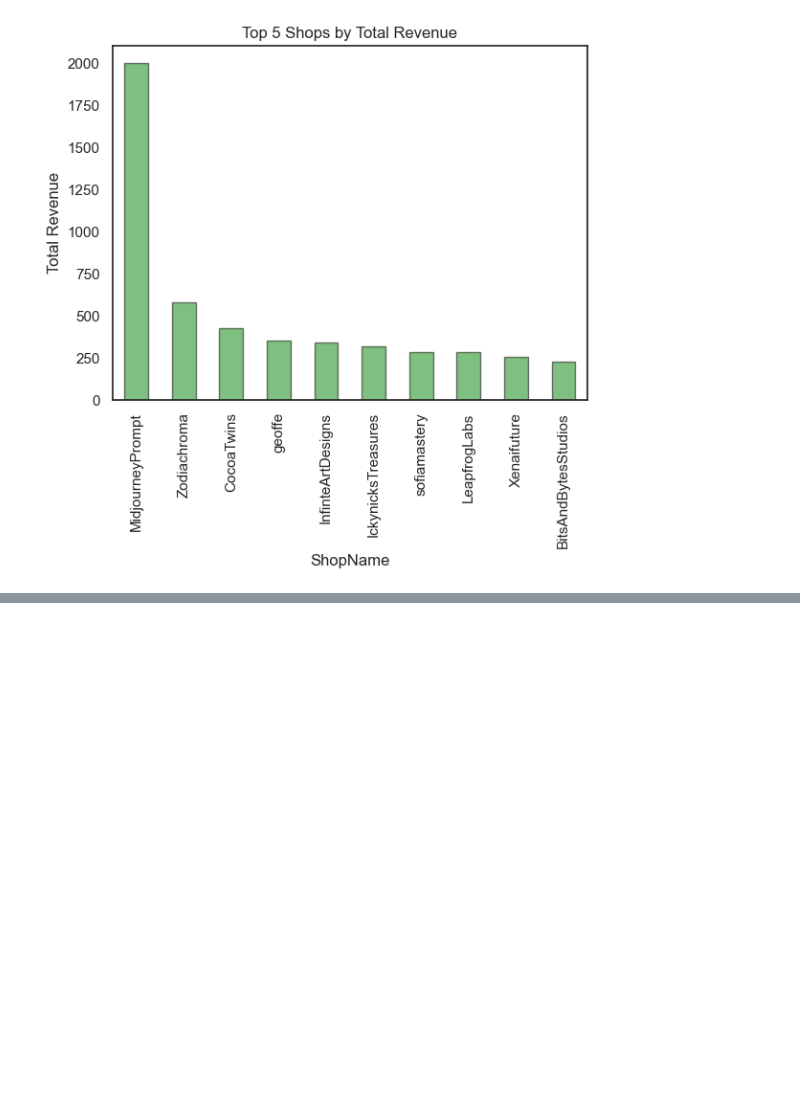
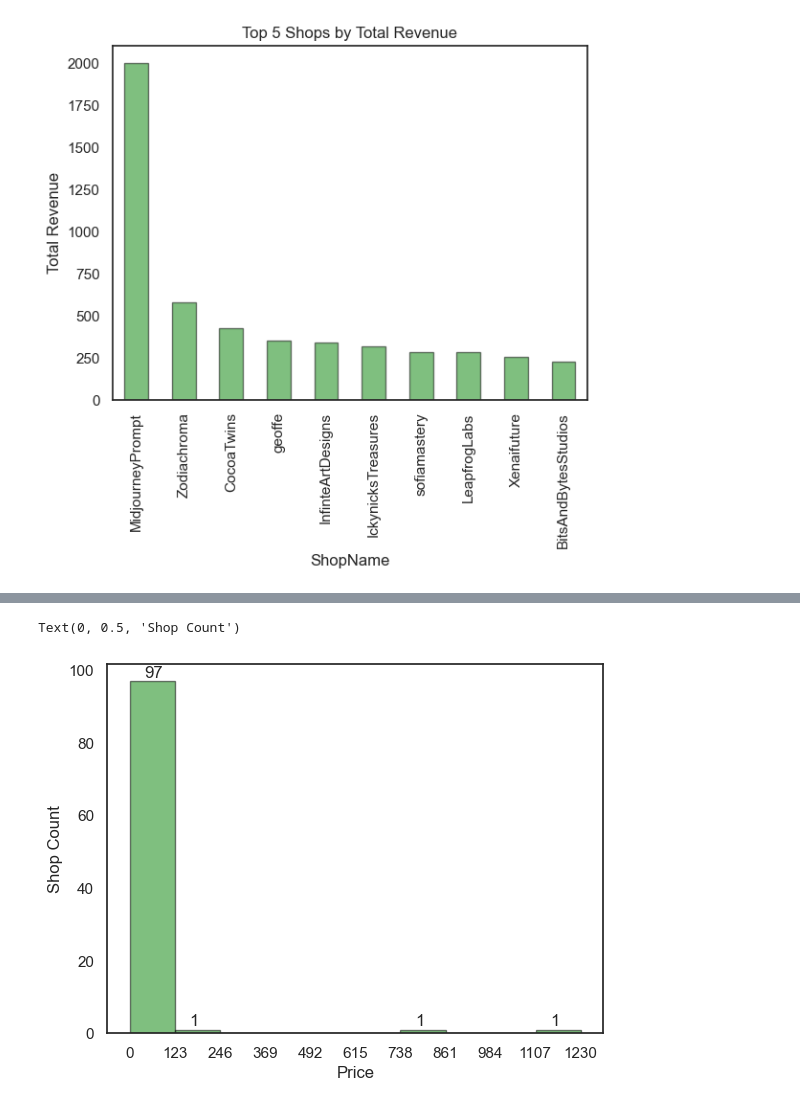
Before and after one commit to gupta-aayushkr/Etsy-Market-Analysis, a Jupyter notebook: EDA.ipynb, the cells around one changed output, grey strips where cells are left out. Saved outputs shown, nothing was run; the diff lists cells and outputs as text; code cells hidden in the pictures; blank space fills up the shorter version.

```diff
--- a/EDA.ipynb
+++ b/EDA.ipynb
@@ -750,0 +734,2 @@ df[(df["ShopName"].isin(Top5Shops)) & (df["Listing Age (Days)"] < 50)].sort_valu
+# %%
+hearts = df["Hearts"]
@@ -750,0 +748,11 @@ df[(df["ShopName"].isin(Top5Shops)) & (df["Listing Age (Days)"] < 50)].sort_valu
+# %%
+hearts_plot = plt.hist(hearts, color='green', edgecolor='black', alpha=0.5)
+plt.xticks(range(0, int(max(hearts+1)), int(max(hearts+1)) // 10))
+for i in range(0, len(price_plot[0])):
+    if hearts_plot[0][i] != 0:
+        plt.text(hearts_plot[1][i]+40,hearts_plot[0][i]+1,str(int(hearts_plot[0][i])))
+plt.xlabel("Price")
+plt.ylabel("Shop Count")
+# %% [output]
+Text(0, 0.5, 'Shop Count')
+[figure, added]
```
Also changed, not shown: parts of 24 cells of this notebook.
